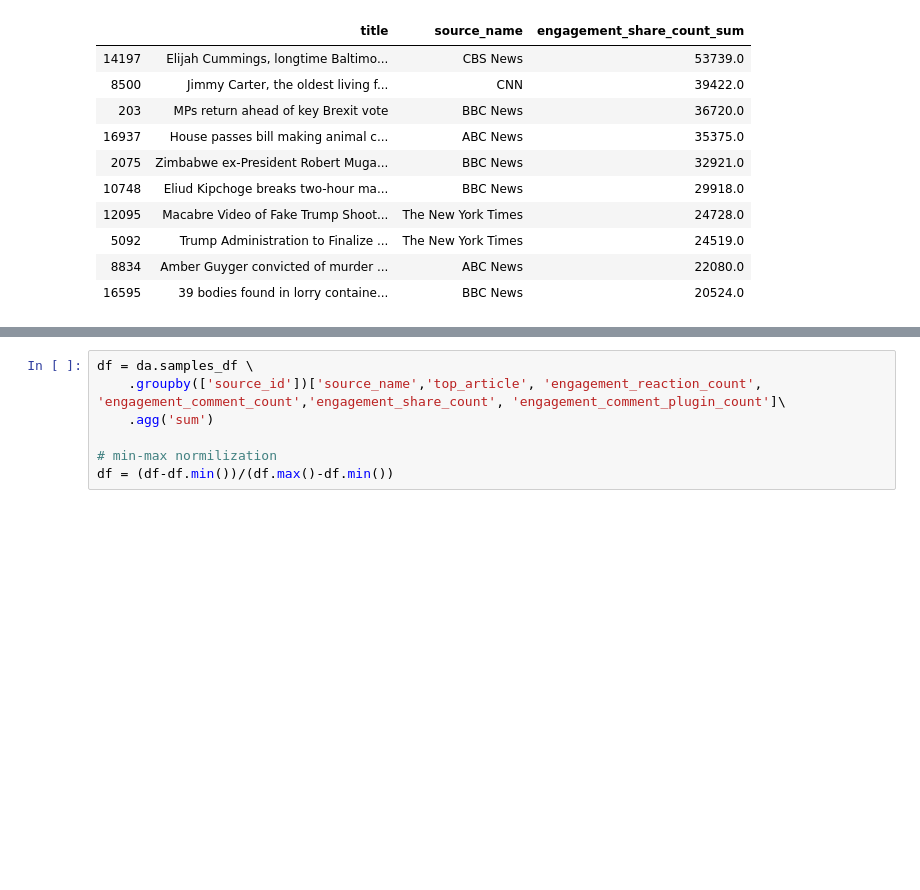
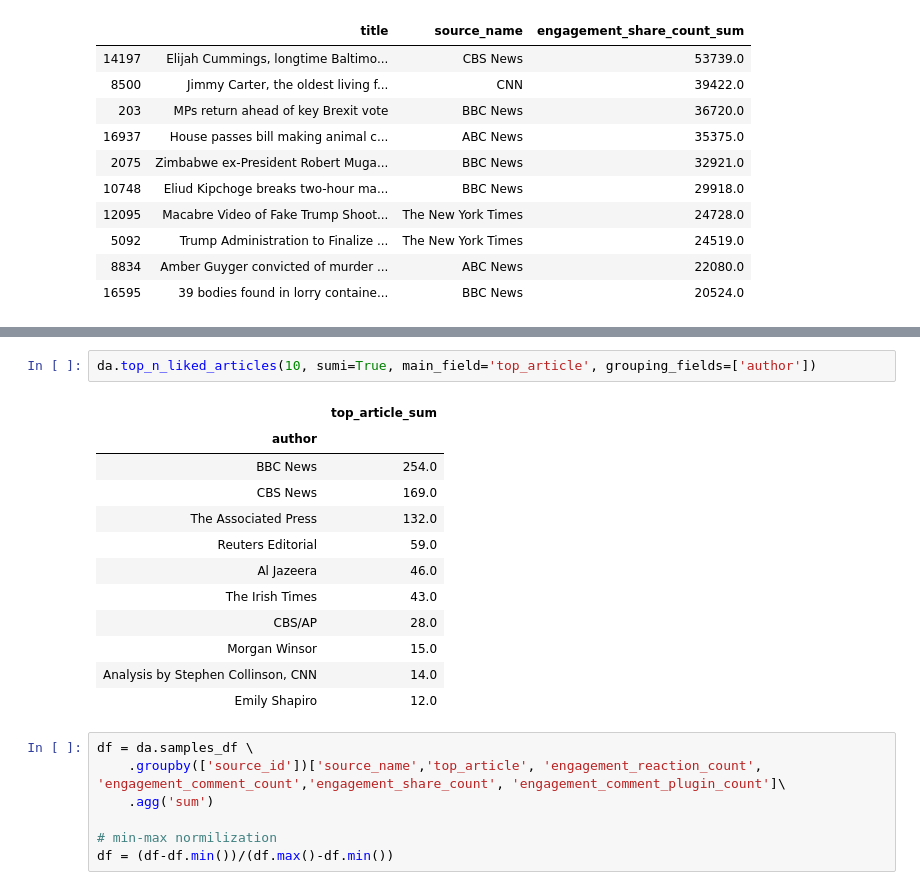
Before and after one commit to sleter/article_analysis, a Jupyter notebook: DataAnalysis/Visualizing Data Analysis.ipynb, the cells around one changed output, grey strips where cells are left out. Cells and saved outputs as stored; diff of their text form; blank space fills up the shorter version.

```diff
--- a/DataAnalysis/Visualizing Data Analysis.ipynb
+++ b/DataAnalysis/Visualizing Data Analysis.ipynb
@@ -355,3 +357,18 @@ da.top_n_liked_articles(10, main_field='engagement_reaction_count', grouping_fie
+# %%
+da.top_n_liked_articles(10, sumi=True, main_field='top_article', grouping_fields=['author'])
+# %% [output]
+|  | top_article_sum |
+| author |  |
+| BBC News | 254.0 |
+| CBS News | 169.0 |
+| The Associated Press | 132.0 |
+| Reuters Editorial | 59.0 |
+| Al Jazeera | 46.0 |
+| The Irish Times | 43.0 |
+| CBS/AP | 28.0 |
+| Morgan Winsor | 15.0 |
+| Analysis by Stephen Collinson, CNN | 14.0 |
+| Emily Shapiro | 12.0 |
 # %%
 df = da.samples_df \
     .groupby(['source_id'])['source_name','top_article', 'engagement_reaction_count', 'engagement_comment_count','engagement_share_count', 'engagement_comment_plugin_count']\
```
Also changed, not shown: parts of 2 cells of this notebook, 2 other files.
